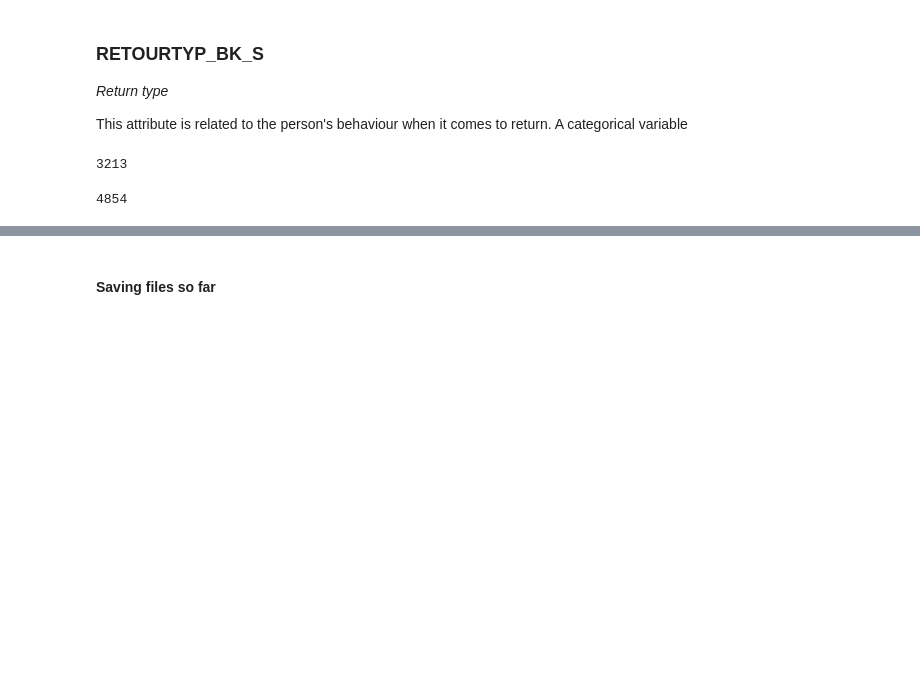
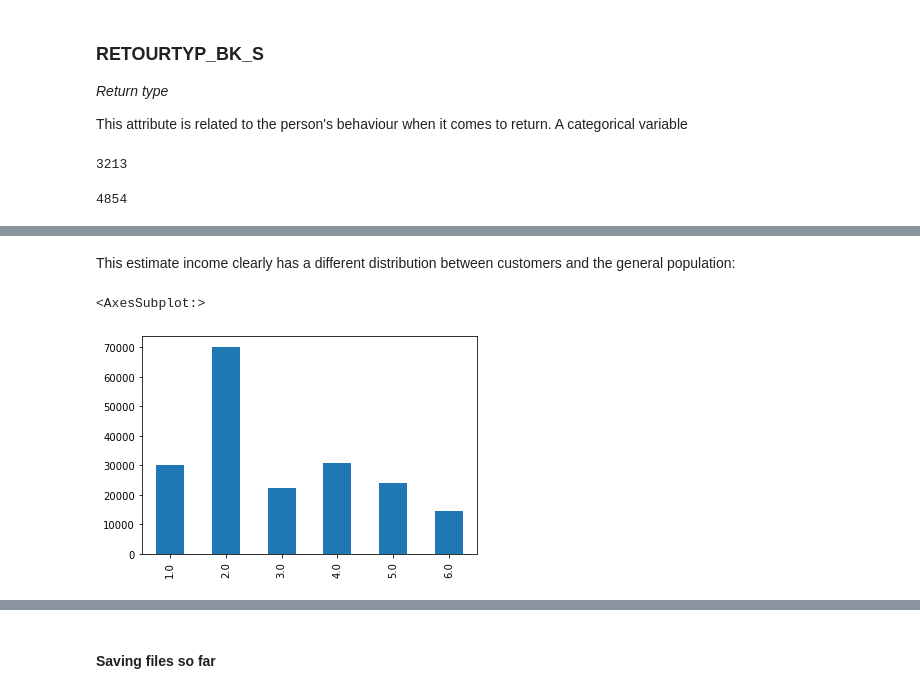
Before and after one commit to jobquiroz/MarketingCampaign, a Jupyter notebook: Arvato Project Workbook.ipynb, the cells around one changed output, grey strips where cells are left out. Cells and saved outputs as stored; diff of their text form; code cells hidden in the pictures; blank space fills up the shorter version.

```diff
--- a/Arvato Project Workbook.ipynb
+++ b/Arvato Project Workbook.ipynb
@@ -846,0 +967,4 @@ azdias = pd.get_dummies(azdias, columns = ['RETOURTYP_BK_S'])
+# %%
+customers = pd.get_dummies(customers, columns = ['ZABEOTYP'])
+
+azdias = pd.get_dummies(azdias, columns = ['ZABEOTYP'])
@@ -846,0 +1008,11 @@ azdias = pd.get_dummies(azdias, columns = ['RETOURTYP_BK_S'])
+# %%
+tuple_pairs = zip(range(1, 22), range(124, 20, -5))
+dicc = dict((x,y) for x, y in tuple_pairs)
+# %%
+customers['ALTER_HH'] = customers['ALTER_HH'].replace(dicc)
+azdias['ALTER_HH'] = azdias['ALTER_HH'].replace(dicc)
+# %%
+# Dropping ALTER_HH
+customers.drop('ALTER_HH', axis = 1, inplace = True)
+
+azdias.drop('ALTER_HH', axis = 1, inplace = True)
@@ -846,0 +1095,7 @@ azdias = pd.get_dummies(azdias, columns = ['RETOURTYP_BK_S'])
+# %% [markdown]
+This estimate income clearly has a different distribution between customers and the general population:
+# %%
+customers['HH_EINKOMMEN_SCORE'].value_counts().sort_index().plot.bar()
+# %% [output]
+<AxesSubplot:>
+[figure, added]
```
Also changed, not shown: parts of 147 cells of this notebook, 1 other file.
